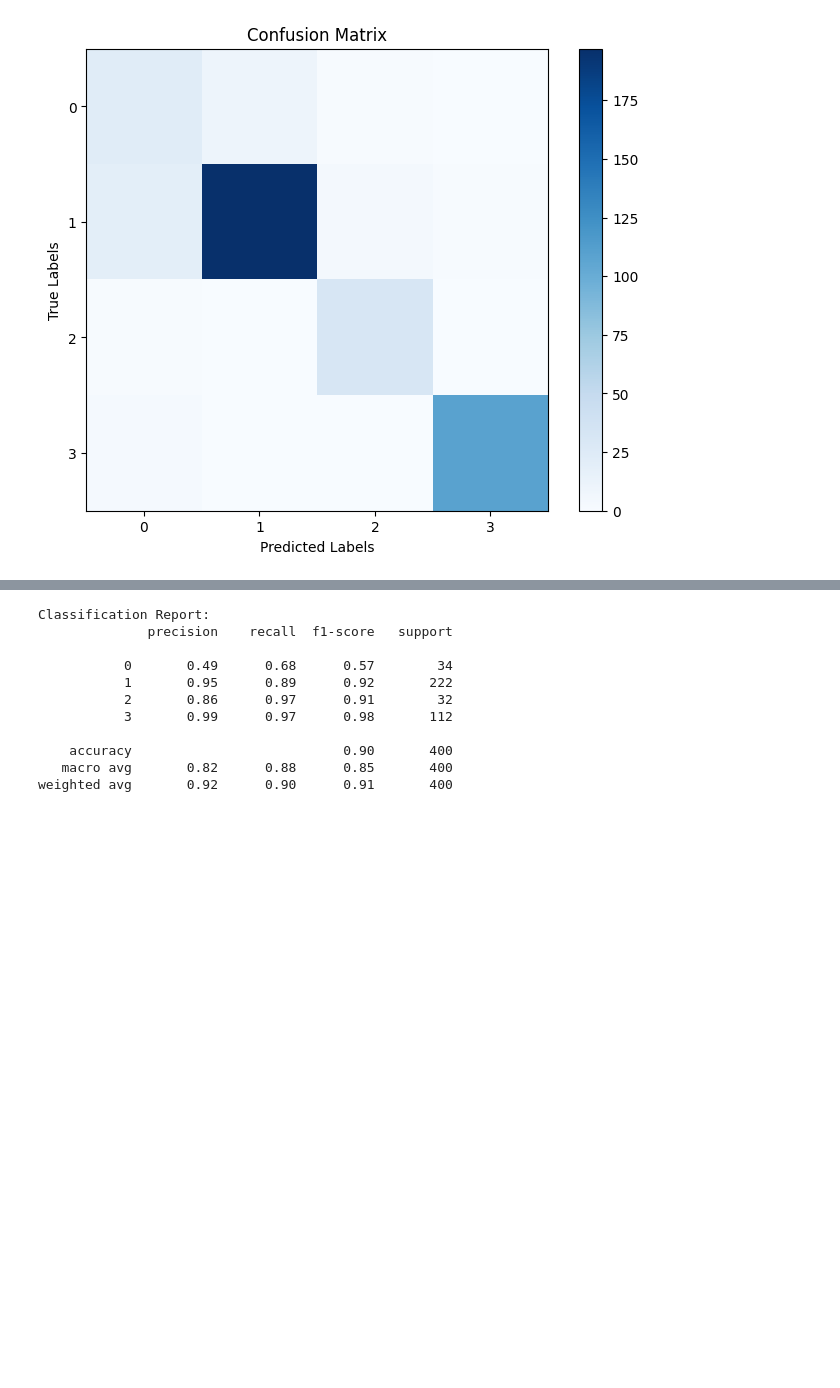
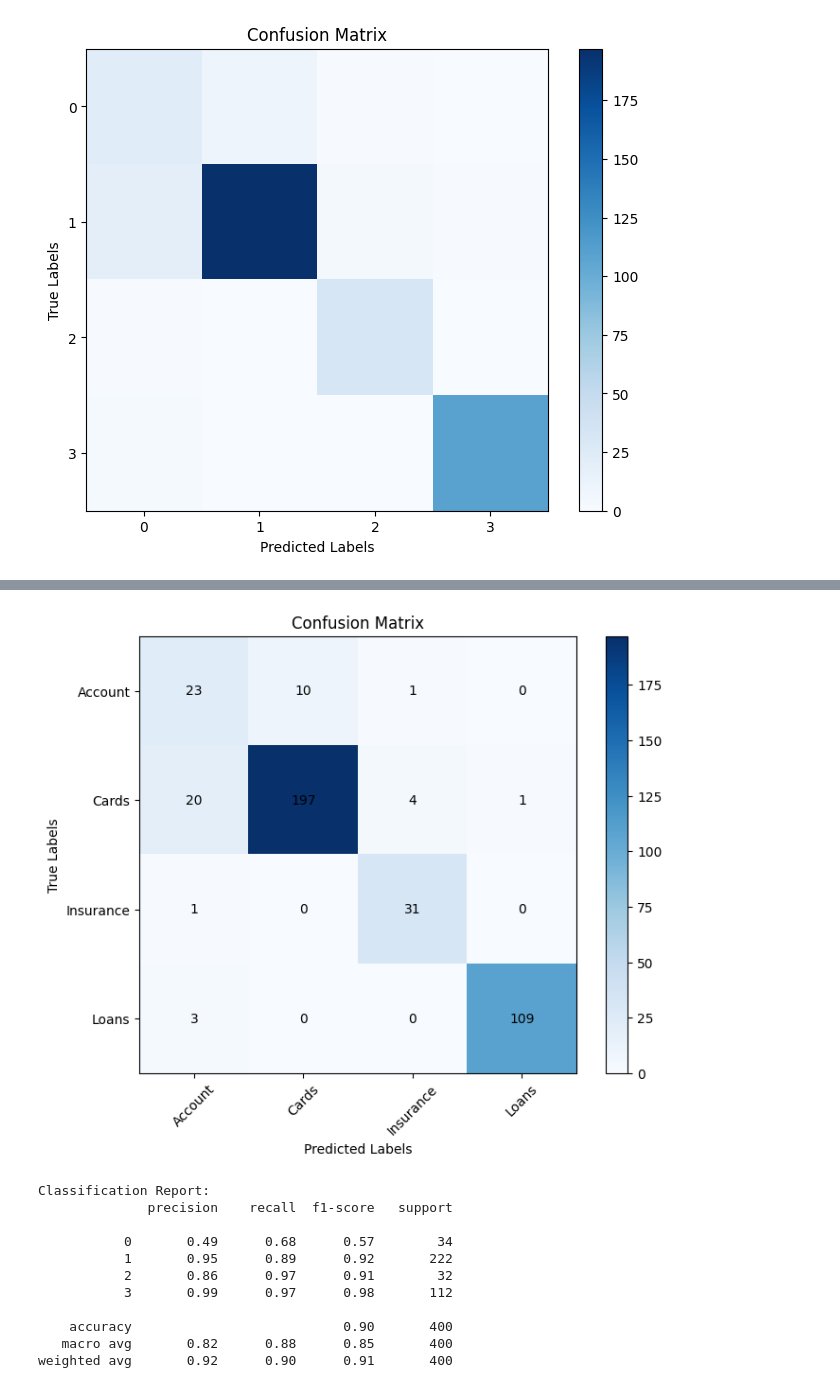
Before and after one commit to commitit/FinalProject, a Jupyter notebook: LLM.ipynb, the cells around one changed output, grey strips where cells are left out. Cells and saved outputs as stored; diff of their text form; code cells hidden in the pictures; blank space fills up the shorter version.

```diff
--- a/LLM.ipynb
+++ b/LLM.ipynb
@@ -576,0 +660,65 @@ conf_matrix = evaluate_model(model, test_loader, DEVICE)
+# %%
+import torch
+from sklearn.metrics import classification_report, confusion_matrix
+import matplotlib.pyplot as plt
+from matplotlib.ticker import MaxNLocator
+
+# Define class labels
+class_labels = ['Account', 'Cards', 'Insurance', 'Loans']
+
+# Define a function to generate classification report and confusion matrix
+def generate_classification_report_confusion_matrix(model, data_loader, device):
+    model.eval()
+    y_true = []
+    y_pred = []
+
+    with torch.no_grad():
+        for batch in data_loader:
+            input_ids = batch['input_ids'].to(device)
+            attention_mask = batch['attention_mask'].to(device)
+            labels = batch['labels'].to(device)
+
+            outputs = model(input_ids, attention_mask=attention_mask)
+            logits = outputs.logits
+            _, predicted_labels = torch.max(logits, 1)
+
+            y_true.extend(labels.cpu().numpy())
+            y_pred.extend(predicted_labels.cpu().numpy())
+
+    # Generate and display classification report
+    class_report = classification_report(y_true, y_pred)
+    print("Classification Report:")
+    print(class_report)
+
+    # Generate and display confusion matrix
+    conf_matrix = confusion_matrix(y_true, y_pred)
+    print("Confusion Matrix:")
+    print(conf_matrix)
+
+    # Plot confusion matrix
+    plt.figure(figsize=(8, 6))
+    plt.imshow(conf_matrix, interpolation='nearest', cmap=plt.cm.Blues)
+    plt.title('Confusion Matrix')
+    plt.colorbar()
+
+    # Set axis labels and ticks
+    plt.xticks(range(len(class_labels)), class_labels, rotation=45)
+    plt.yticks(range(len(class_labels)), class_labels)
+
+    # Set x and y axis ticks to integers
+    ax = plt.gca()
+    ax.xaxis.set_major_locator(MaxNLocator(integer=True))
+    ax.yaxis.set_major_locator(MaxNLocator(integer=True))
+
+    plt.xlabel('Predicted Labels')
+    plt.ylabel('True Labels')
+
+    # Add labels to each cell
+    for i in range(len(class_labels)):
+        for j in range(len(class_labels)):
+            plt.text(j, i, conf_matrix[i, j], ha='center', va='center', color='black')
+
+    plt.show()
+
+generate_classification_report_confusion_matrix(model, test_loader, DEVICE)
+# %% [output]
@@ -577,3 +742,4 @@ conf_matrix = evaluate_model(model, test_loader, DEVICE)
+[figure, added]
 # %%
 print("Classification Report:")
 print(class_report)
```
Also changed, not shown: parts of 2 cells of this notebook.
